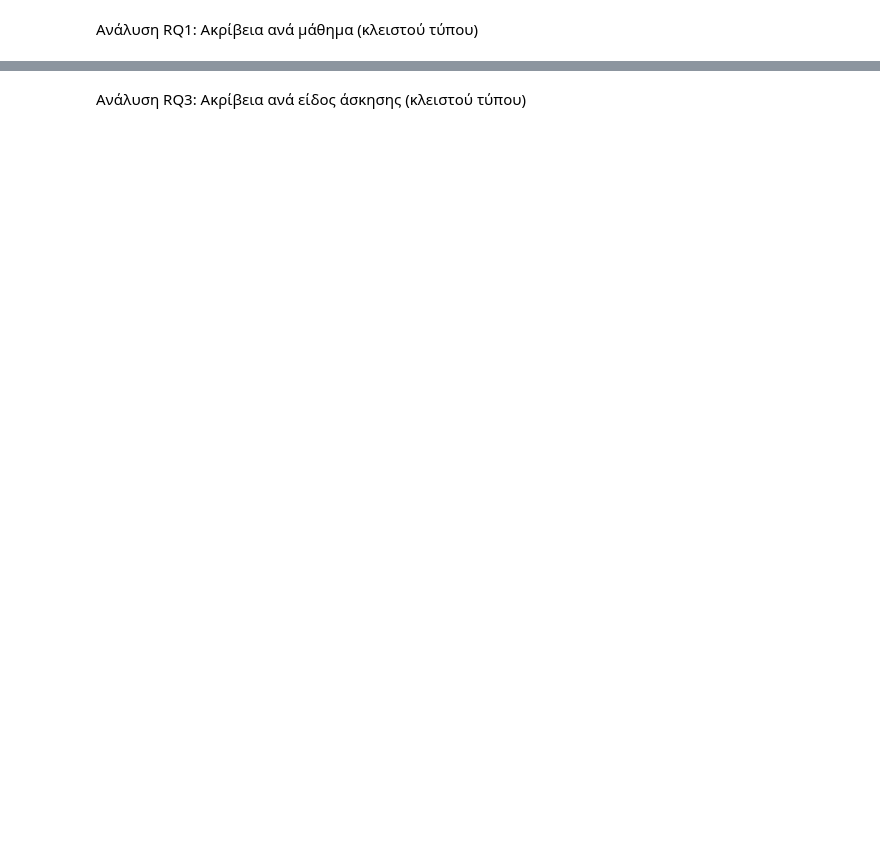
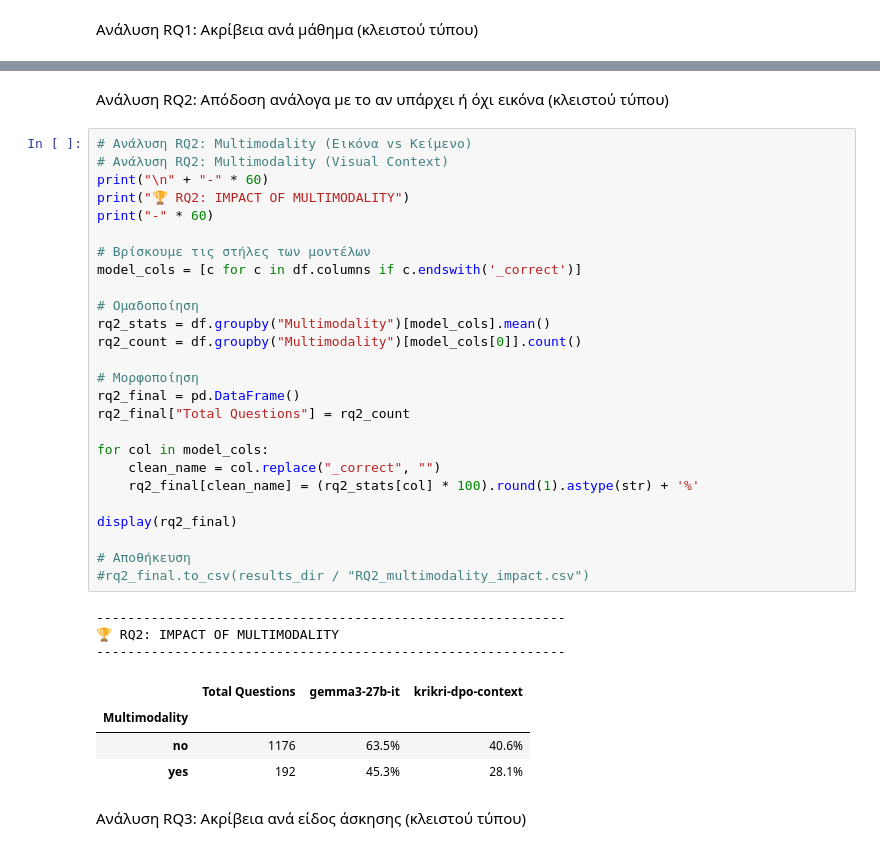
Before and after one commit to PK9811-hub/protipa_exams_dataset, a Jupyter notebook: notebooks/eval_protipa_exams.ipynb, the cells around one changed output, grey strips where cells are left out. Cells and saved outputs as stored; diff of their text form; blank space fills up the shorter version.

```diff
--- a/notebooks/eval_protipa_exams.ipynb
+++ b/notebooks/eval_protipa_exams.ipynb
@@ -464,2 +481,38 @@ logger.info("Evaluation completed.")
+# %% [markdown]
+Ανάλυση RQ2: Απόδοση ανάλογα με το αν υπάρχει ή όχι εικόνα (κλειστού τύπου)
+# %%
+# Ανάλυση RQ2: Multimodality (Εικόνα vs Κείμενο)
+# Ανάλυση RQ2: Multimodality (Visual Context)
+print("\n" + "-" * 60)
+print("🏆 RQ2: IMPACT OF MULTIMODALITY")
+print("-" * 60)
+
+# Βρίσκουμε τις στήλες των μοντέλων
+model_cols = [c for c in df.columns if c.endswith('_correct')]
+
+# Ομαδοποίηση
+rq2_stats = df.groupby("Multimodality")[model_cols].mean()
+rq2_count = df.groupby("Multimodality")[model_cols[0]].count()
+
+# Μορφοποίηση
+rq2_final = pd.DataFrame()
+rq2_final["Total Questions"] = rq2_count
+
+for col in model_cols:
+    clean_name = col.replace("_correct", "")
+    rq2_final[clean_name] = (rq2_stats[col] * 100).round(1).astype(str) + '%'
+
+display(rq2_final)
+
+# Αποθήκευση
+#rq2_final.to_csv(results_dir / "RQ2_multimodality_impact.csv")
+# %% [output]
+------------------------------------------------------------
+🏆 RQ2: IMPACT OF MULTIMODALITY
+------------------------------------------------------------
+|  | Total Questions | gemma3-27b-it | krikri-dpo-context |
+| Multimodality |  |  |  |
+| no | 1176 | 63.5% | 40.6% |
+| yes | 192 | 45.3% | 28.1% |
 # %% [markdown]
 Ανάλυση RQ3: Ακρίβεια ανά είδος άσκησης (κλειστού τύπου)
```
Also changed, not shown: parts of 21 cells of this notebook, 5 other files.
